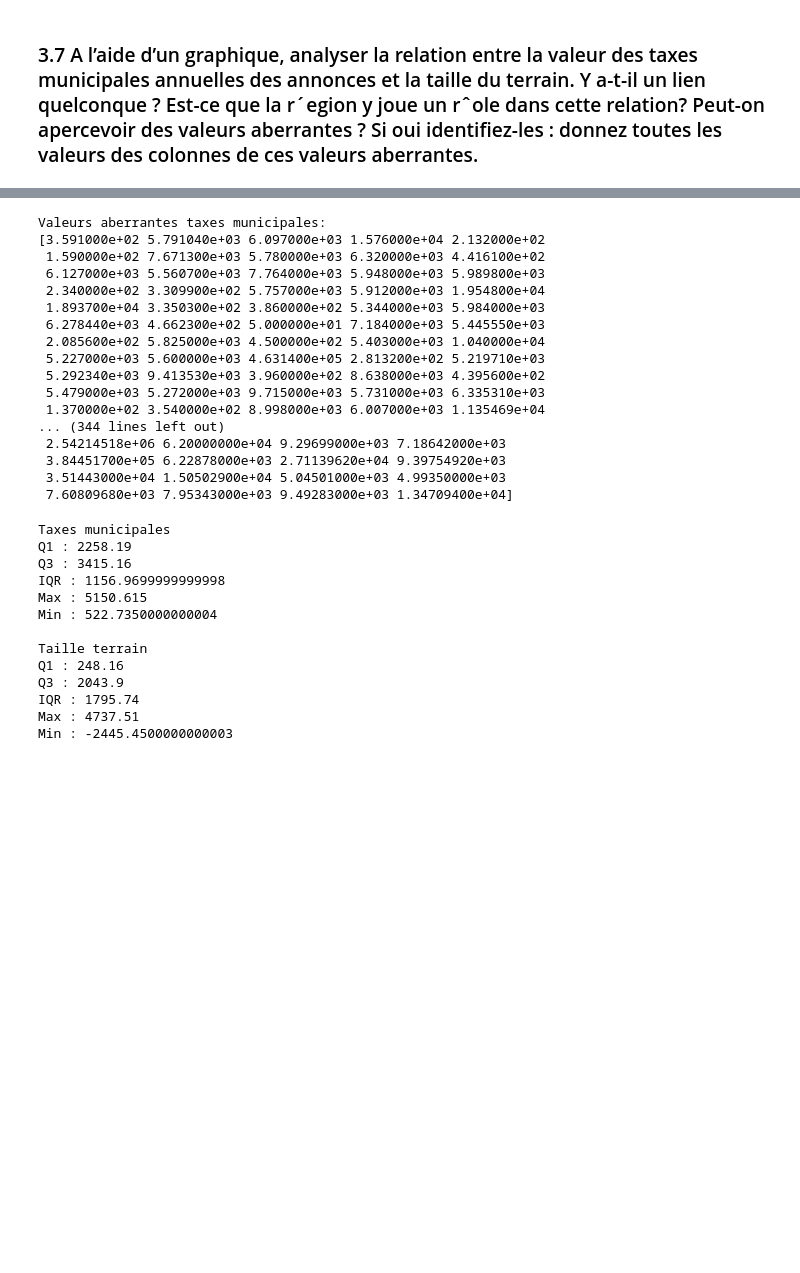
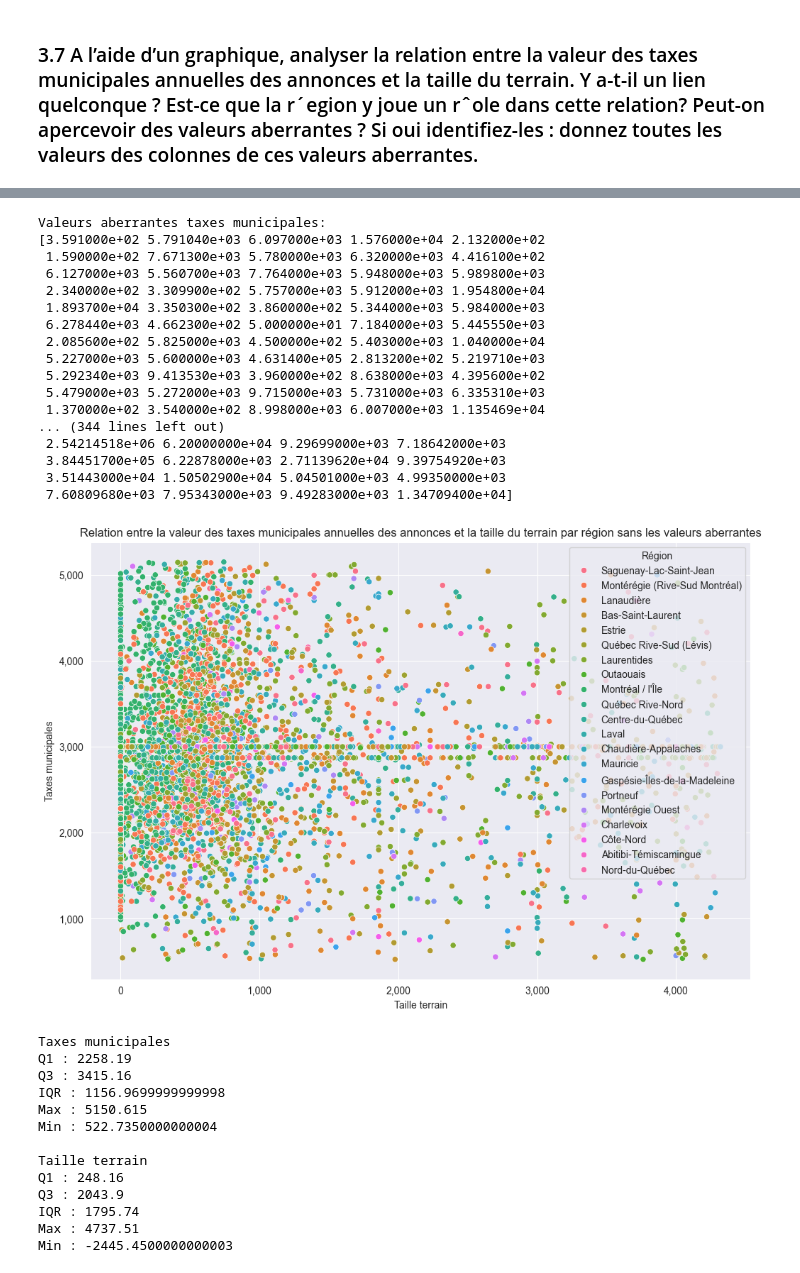
Before and after one commit to Brescou/INF810--tp2, a Jupyter notebook: notebooks/tp2_part1.ipynb, the cells around one changed output, grey strips where cells are left out. Cells and saved outputs as stored; diff of their text form; code cells hidden in the pictures; blank space fills up the shorter version.

```diff
--- a/notebooks/tp2_part1.ipynb
+++ b/notebooks/tp2_part1.ipynb
@@ -746,6 +701,15 @@ def find_outliers(df, column):
     max = df[column] > q3 + (1.5 * iqr)
     min = df[column] < q1 - (1.5 * iqr)
     return df[max | min]
+
+
+def remove_outliers(df, column):
+    q1 = df[column].quantile(0.25)
+    q3 = df[column].quantile(0.75)
+    iqr = q3 - q1
+    max = df[column] > q3 + (1.5 * iqr)
+    min = df[column] < q1 - (1.5 * iqr)
+    return df[~(max | min)]
 # %%
 from matplotlib.ticker import StrMethodFormatter
 
@@ -828,33 +792,47 @@ plt.gca().xaxis.set_major_formatter(StrMethodFormatter('{x:,.0f}'))
 
 plt.title("Relation entre la valeur des taxes municipales annuelles des annonces et la taille du terrain par région")
 plt.xlabel("Taille terrain")
 plt.ylabel("Taxes municipales")
 plt.show()
 
 print("Valeurs aberrantes taxes municipales:")
 print(find_outliers(df, "Taxes municipales")["Taxes municipales"].unique())
 
 print("Valeurs aberrantes taille terrain:")
 print(find_outliers(df, "Taille terrain")["Taille terrain"].unique())
+
+plt.figure(figsize=(12, 8))
+outliers_taxes = remove_outliers(df, "Taxes municipales")
+outliers_taille = remove_outliers(outliers_taxes, "Taille terrain")
+sns.scatterplot(x='Taille terrain', y='Taxes municipales', hue="Région", data=outliers_taille)
+plt.gca().yaxis.set_major_formatter(StrMethodFormatter('{x:,.0f}'))
+plt.gca().xaxis.set_major_formatter(StrMethodFormatter('{x:,.0f}'))
+
+plt.title(
+    "Relation entre la valeur des taxes municipales annuelles des annonces et la taille du terrain par région sans les valeurs aberrantes")
+plt.xlabel("Taille terrain")
+plt.ylabel("Taxes municipales")
+plt.show()
 # %% [output]
 [figure]
 Valeurs aberrantes taxes municipales:
 [3.591000e+02 5.791040e+03 6.097000e+03 1.576000e+04 2.132000e+02
  1.590000e+02 7.671300e+03 5.780000e+03 6.320000e+03 4.416100e+02
  6.127000e+03 5.560700e+03 7.764000e+03 5.948000e+03 5.989800e+03
  2.340000e+02 3.309900e+02 5.757000e+03 5.912000e+03 1.954800e+04
  1.893700e+04 3.350300e+02 3.860000e+02 5.344000e+03 5.984000e+03
  6.278440e+03 4.662300e+02 5.000000e+01 7.184000e+03 5.445550e+03
  2.085600e+02 5.825000e+03 4.500000e+02 5.403000e+03 1.040000e+04
  5.227000e+03 5.600000e+03 4.631400e+05 2.813200e+02 5.219710e+03
  5.292340e+03 9.413530e+03 3.960000e+02 8.638000e+03 4.395600e+02
  5.479000e+03 5.272000e+03 9.715000e+03 5.731000e+03 6.335310e+03
  1.370000e+02 3.540000e+02 8.998000e+03 6.007000e+03 1.135469e+04
 ... (344 lines left out)
  2.54214518e+06 6.20000000e+04 9.29699000e+03 7.18642000e+03
  3.84451700e+05 6.22878000e+03 2.71139620e+04 9.39754920e+03
  3.51443000e+04 1.50502900e+04 5.04501000e+03 4.99350000e+03
  7.60809680e+03 7.95343000e+03 9.49283000e+03 1.34709400e+04]
+[figure, added]
 # %%
 q1 = df["Taxes municipales"].quantile(0.25)
 q3 = df["Taxes municipales"].quantile(0.75)
```
Also changed, not shown: parts of 32 cells of this notebook, 12 other files.
